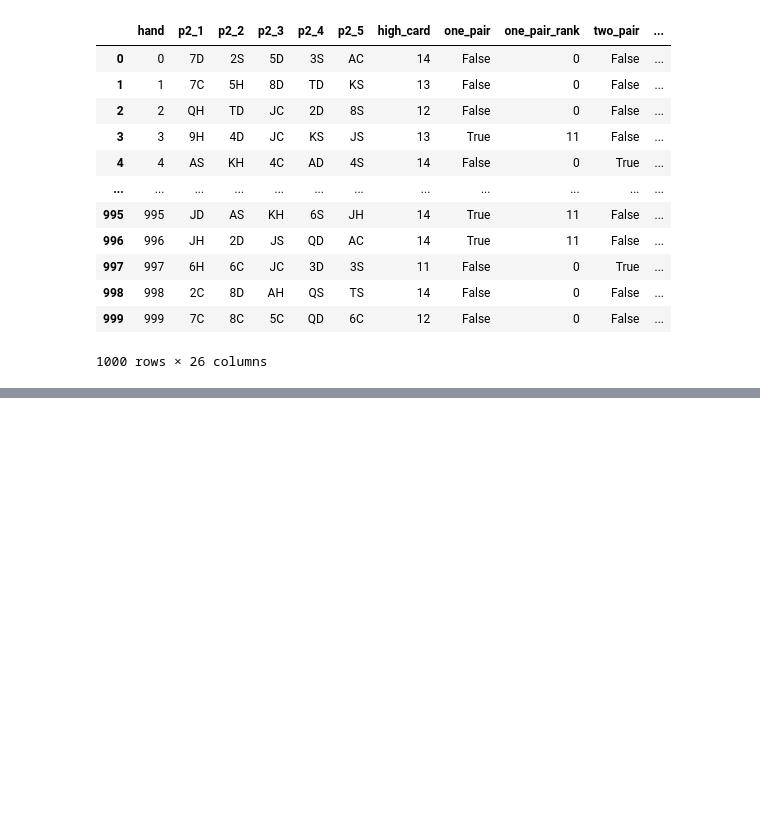
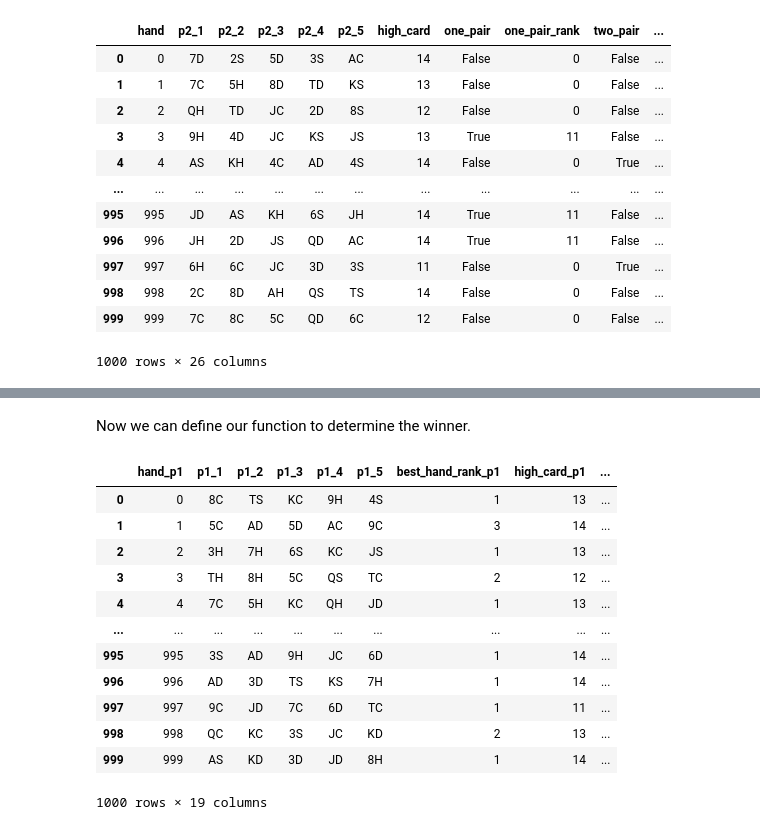
Before and after one commit to null-circle/Portfolio, a Jupyter notebook: Royal Flush/Royal Flush.ipynb, the cells around one changed output, grey strips where cells are left out. Cells and saved outputs as stored; diff of their text form; code cells hidden in the pictures; blank space fills up the shorter version.

```diff
--- a/Royal Flush/Royal Flush.ipynb
+++ b/Royal Flush/Royal Flush.ipynb
@@ -982,0 +1076,59 @@ We need to go through each ranking type from highest to lowest, identify the hig
+# %% [markdown]
+Now we can define our function to determine the winner.
+# %%
+def set_winner(df):
+    """
+    Takes a df of player hands and appends a new column containing
+    an integer 1 or 2, for whether player 1 or 2 won.
+    """
+
+    def get_winner(r):
+        """Determines the winner of each hand."""
+
+        # player 1 has higher hand rank
+        if r.loc["best_hand_rank_p1"] > r.loc["best_hand_rank_p2"]:
+            return 1
+
+        # player 2 has higher hand rank
+        if r.loc["best_hand_rank_p1"] < r.loc["best_hand_rank_p2"]:
+            return 2
+
+        # players have the same hand rank
+        if r.loc["best_hand_rank_p1"] == r.loc["best_hand_rank_p2"]:
+
+            # rank is high card
+            if r.loc["best_hand_rank_p1"] == 1:
+
+                if r.loc["high_card_p1"] > r.loc["high_card_p2"]:
+                    return 1
+                else:
+                    return 2
+
+            # rank is one pair
+            if r.loc["best_hand_rank_p1"] == 2:
+
+                if r.loc["one_pair_rank_p1"] > r.loc["one_pair_rank_p2"]:
+                    return 1
+                else:
+                    return 2
+
+    # apply the functions to the dataframe
+    df["winner"] = df.apply(get_winner, axis=1)
+# %%
+set_winner(winner)
+
+winner
+# %% [output]
+|  | hand_p1 | p1_1 | p1_2 | p1_3 | p1_4 | p1_5 | best_hand_rank_p1 | high_card_p1 | ... |
+| 0 | 0 | 8C | TS | KC | 9H | 4S | 1 | 13 | ... |
+| 1 | 1 | 5C | AD | 5D | AC | 9C | 3 | 14 | ... |
+| 2 | 2 | 3H | 7H | 6S | KC | JS | 1 | 13 | ... |
+| 3 | 3 | TH | 8H | 5C | QS | TC | 2 | 12 | ... |
+| 4 | 4 | 7C | 5H | KC | QH | JD | 1 | 13 | ... |
+| ... | ... | ... | ... | ... | ... | ... | ... | ... | ... |
+| 995 | 995 | 3S | AD | 9H | JC | 6D | 1 | 14 | ... |
+| 996 | 996 | AD | 3D | TS | KS | 7H | 1 | 14 | ... |
+| 997 | 997 | 9C | JD | 7C | 6D | TC | 1 | 11 | ... |
+| 998 | 998 | QC | KC | 3S | JC | KD | 2 | 13 | ... |
+| 999 | 999 | AS | KD | 3D | JD | 8H | 1 | 14 | ... |
+1000 rows × 19 columns
```
Also changed, not shown: parts of 13 cells of this notebook, 2 other files.
